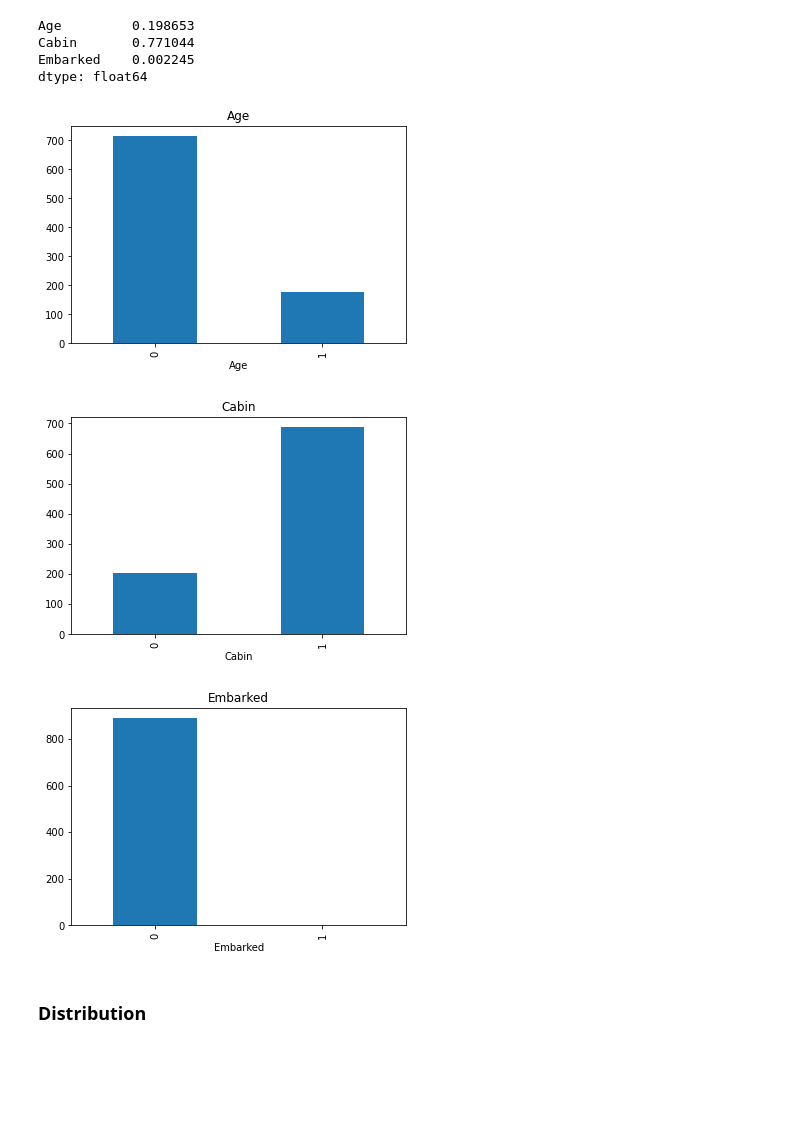
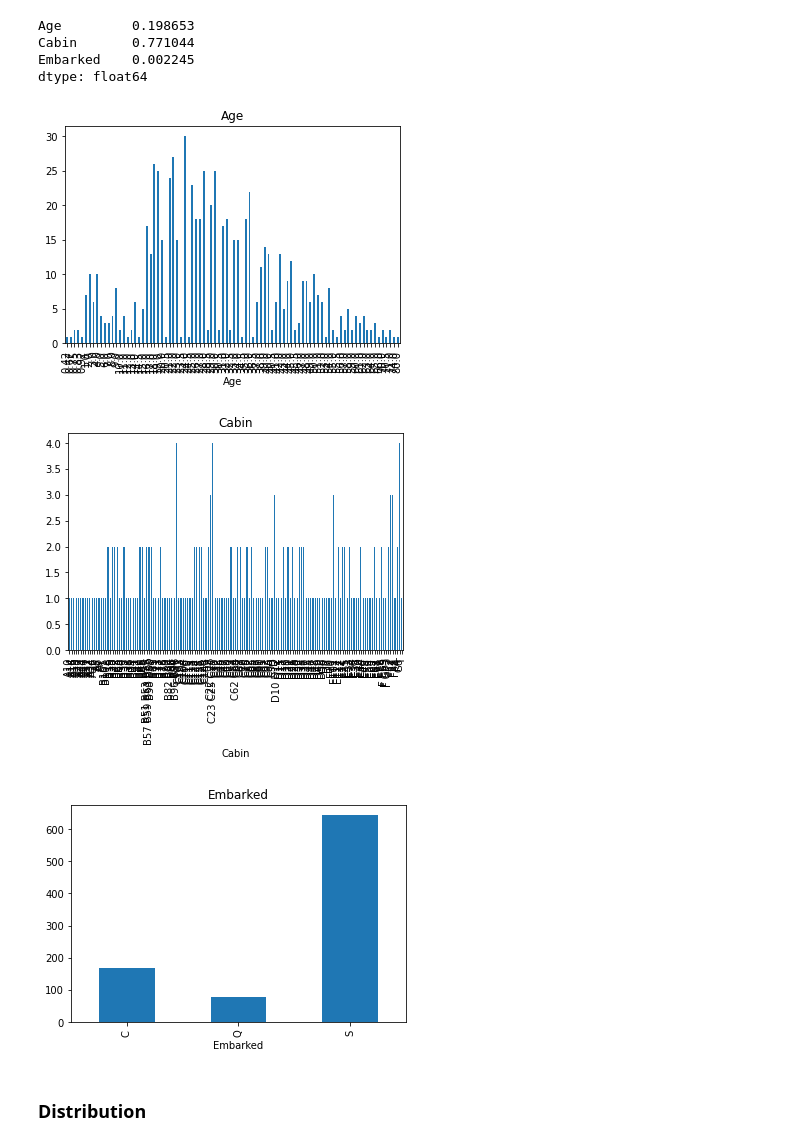
Before and after one commit to dominik-murar/INSA-zadanie, a Jupyter notebook: zadanie.ipynb, the cells around one changed output. Drawn from its saved outputs; the diff is of its cells as text; code cells hidden in the pictures; blank space fills up the shorter version.

```diff
--- a/zadanie.ipynb
+++ b/zadanie.ipynb
@@ -49,26 +55,26 @@ dtype: float64
 # %%
 def visualise_missing(df, var):
     df = df.copy()
     # prepisanie premennej hodnotami 1 ak hodnota chyba 0 ak nechyba
-    df[var] = np.where(df[var].isnull(), 1, 0)
+    # df[var] = np.where(df[var].isnull(), 1, 0)
 
     # porovnanie poctu chybajucich hodnot jednotlivych premennych
     df.groupby(var)['Survived'].count().plot.bar()
 
     # zobrazenie hodnot na grafe
     plt.title(var)
     plt.show()
 
 
 # spustenie funkcie visualise_missing pre kazdy atribut kde hodnoty chybaju
 for var in vars_w_na:
     visualise_missing(data, var)
 
 # vidime, ze viac nez 3/4 dat atributu cabin chyba. Moze stat za zvazenie vynechat tento atribut.
 # %% [output]
-[figure, old version]
+[figure, new version]
-[figure, old version]
+[figure, new version]
-[figure, old version]
+[figure, new version]
 # %% [markdown]
 ### Distribution
 # %%
```
Also changed, not shown: parts of 2 cells of this notebook, 6 other files.
